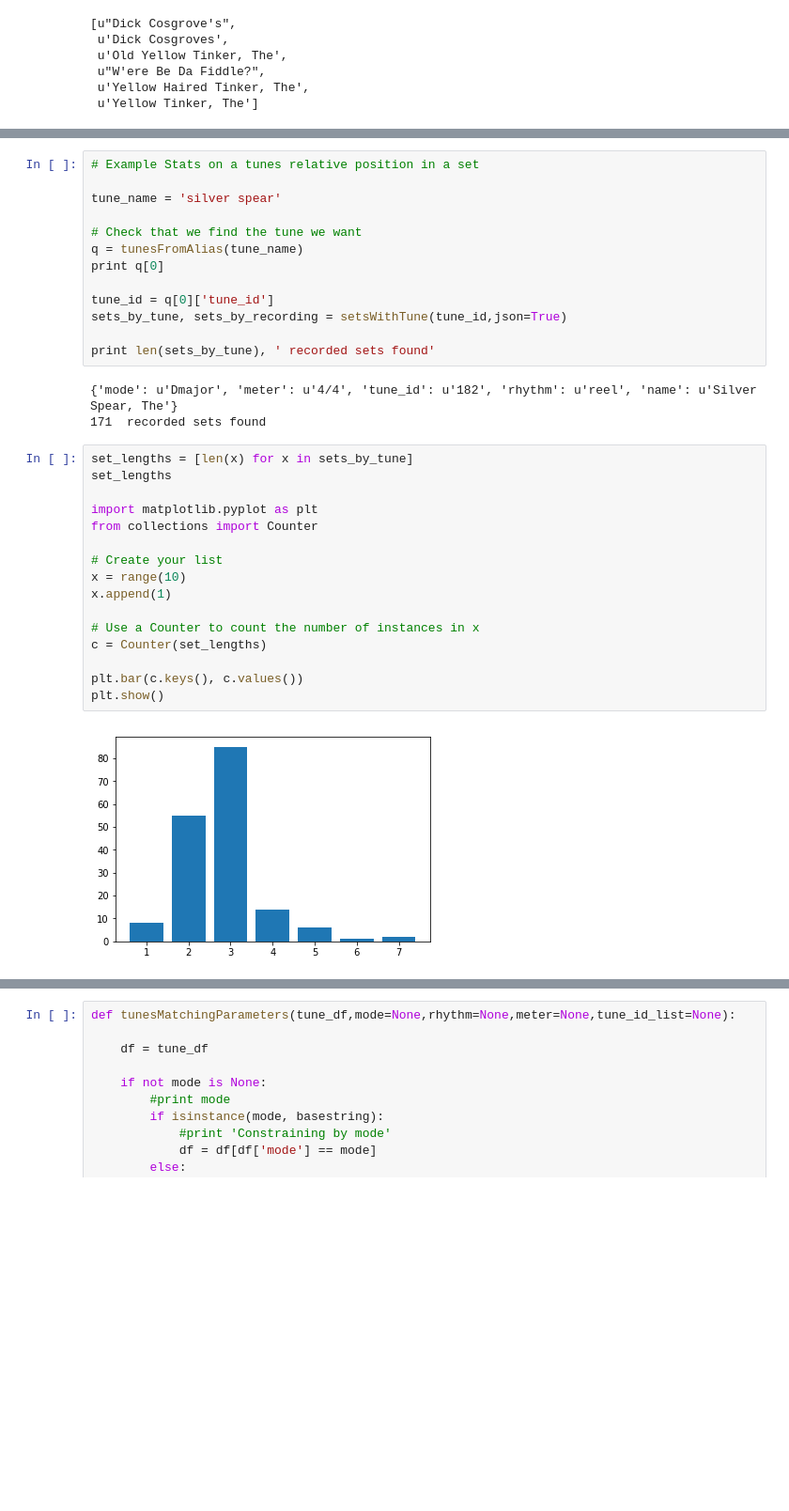
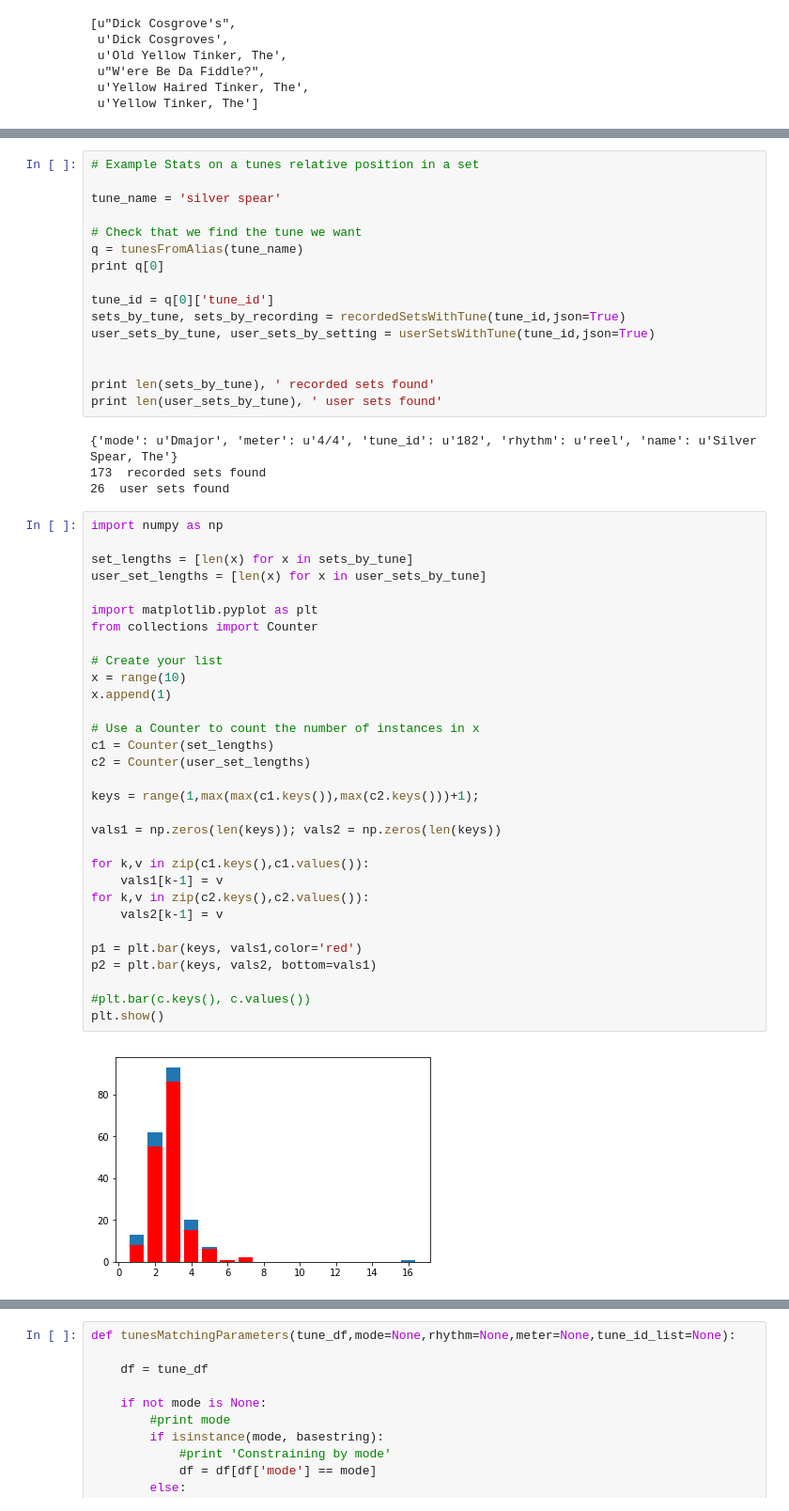
Before and after one commit to smwahl/pytrad, a Jupyter notebook: sql_tests.ipynb, the cells around one changed output, grey strips where cells are left out. Shown: that part at 94% size. Saved outputs shown, nothing was run; the diff lists cells and outputs as text; blank space fills up the shorter version.

```diff
--- a/sql_tests.ipynb
+++ b/sql_tests.ipynb
@@ -420,28 +518,47 @@ q = tunesFromAlias(tune_name)
 print q[0]
 
 tune_id = q[0]['tune_id']
-sets_by_tune, sets_by_recording = setsWithTune(tune_id,json=True)
+sets_by_tune, sets_by_recording = recordedSetsWithTune(tune_id,json=True)
+user_sets_by_tune, user_sets_by_setting = userSetsWithTune(tune_id,json=True)
+
 
 print len(sets_by_tune), ' recorded sets found'
+print len(user_sets_by_tune), ' user sets found'
 # %% [output]
 {'mode': u'Dmajor', 'meter': u'4/4', 'tune_id': u'182', 'rhythm': u'reel', 'name': u'Silver Spear, The'}
-171  recorded sets found
+173  recorded sets found
+26  user sets found
 # %%
+import numpy as np
+
 set_lengths = [len(x) for x in sets_by_tune]
-set_lengths
+user_set_lengths = [len(x) for x in user_sets_by_tune]
 
 import matplotlib.pyplot as plt
 from collections import Counter
 
 # Create your list
 x = range(10)
 x.append(1)
 
 # Use a Counter to count the number of instances in x
-c = Counter(set_lengths)
+c1 = Counter(set_lengths)
+c2 = Counter(user_set_lengths)
 
-plt.bar(c.keys(), c.values())
+keys = range(1,max(max(c1.keys()),max(c2.keys()))+1);
+
+vals1 = np.zeros(len(keys)); vals2 = np.zeros(len(keys))
+
+for k,v in zip(c1.keys(),c1.values()):
+    vals1[k-1] = v
+for k,v in zip(c2.keys(),c2.values()):
+    vals2[k-1] = v
+
+p1 = plt.bar(keys, vals1,color='red')
+p2 = plt.bar(keys, vals2, bottom=vals1)
+
+#plt.bar(c.keys(), c.values())
 plt.show()
 # %% [output]
-[figure, old version]
+[figure, new version]
 # %%
```
Also changed, not shown: parts of 19 cells of this notebook.
